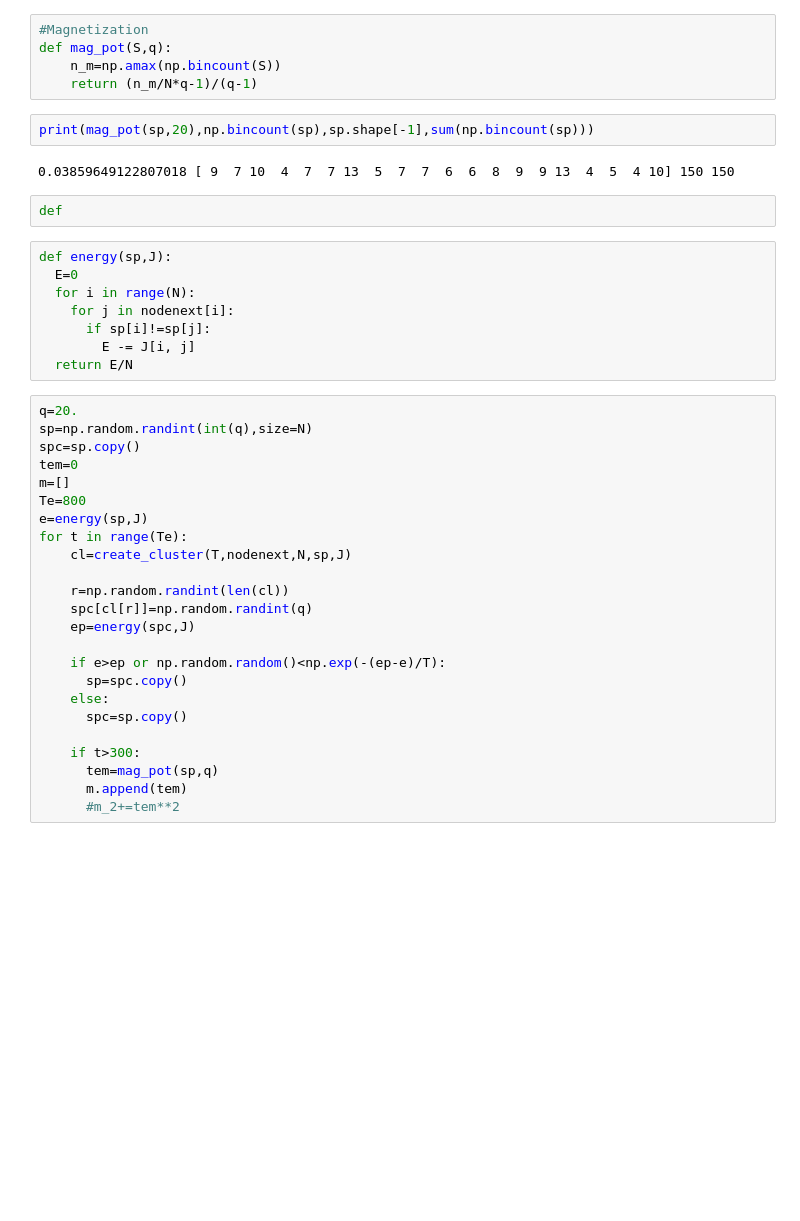
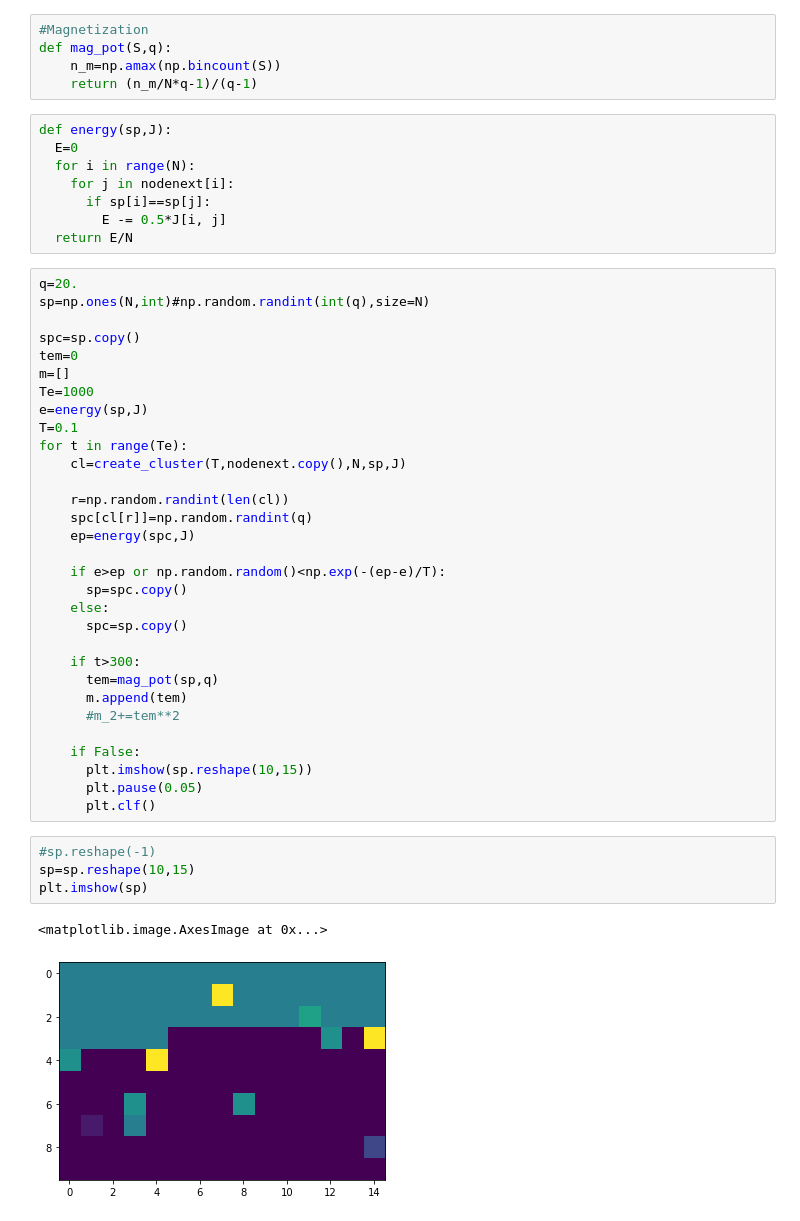
Before and after one commit to CarloGiorgio/Computational_Biolophysics, a Jupyter notebook: Clustering/potts_model.ipynb, the cells around one changed output. Cells and saved outputs as stored; diff of their text form; blank space fills up the shorter version.

```diff
--- a/Clustering/potts_model.ipynb
+++ b/Clustering/potts_model.ipynb
@@ -136,30 +192,26 @@ cl
 def mag_pot(S,q):
     n_m=np.amax(np.bincount(S))
     return (n_m/N*q-1)/(q-1)
-# %%
-print(mag_pot(sp,20),np.bincount(sp),sp.shape[-1],sum(np.bincount(sp)))
-# %% [output]
-0.03859649122807018 [ 9  7 10  4  7  7 13  5  7  7  6  6  8  9  9 13  4  5  4 10] 150 150
-# %%
-def
 # %%
 def energy(sp,J):
   E=0
   for i in range(N):
     for j in nodenext[i]:
-      if sp[i]!=sp[j]:
-        E -= J[i, j]
+      if sp[i]==sp[j]:
+        E -= 0.5*J[i, j]
   return E/N
 # %%
 q=20.
-sp=np.random.randint(int(q),size=N)
+sp=np.ones(N,int)#np.random.randint(int(q),size=N)
+
 spc=sp.copy()
 tem=0
 m=[]
-Te=800
+Te=1000
 e=energy(sp,J)
+T=0.1
 for t in range(Te):
-    cl=create_cluster(T,nodenext,N,sp,J)
+    cl=create_cluster(T,nodenext.copy(),N,sp,J)
 
     r=np.random.randint(len(cl))
     spc[cl[r]]=np.random.randint(q)
@@ -174,3 +226,15 @@ for t in range(Te):
       tem=mag_pot(sp,q)
       m.append(tem)
       #m_2+=tem**2
+
+    if False:
+      plt.imshow(sp.reshape(10,15))
+      plt.pause(0.05)
+      plt.clf()
+# %%
+#sp.reshape(-1)
+sp=sp.reshape(10,15)
+plt.imshow(sp)
+# %% [output]
+<matplotlib.image.AxesImage at 0x...>
+[figure, added]
```
Also changed, not shown: parts of 28 cells of this notebook.
